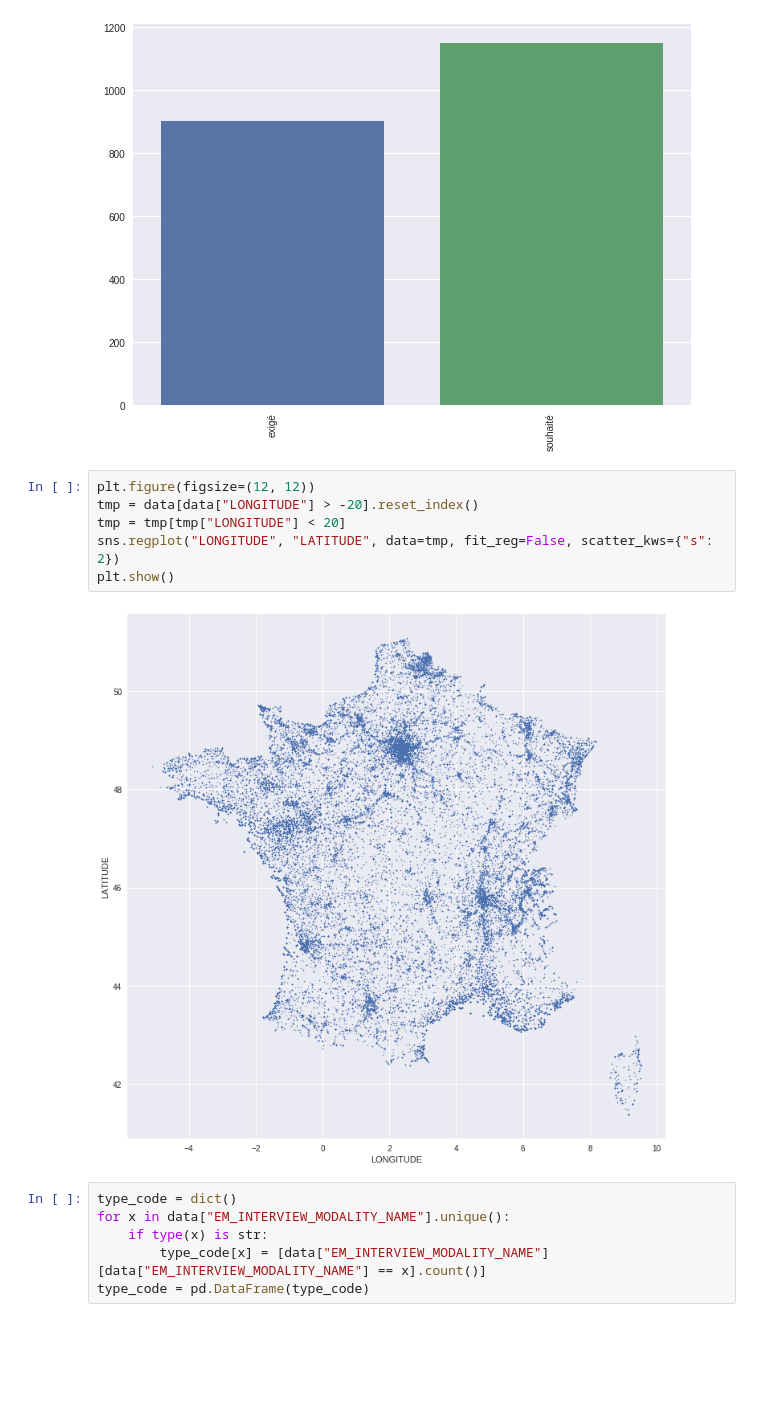
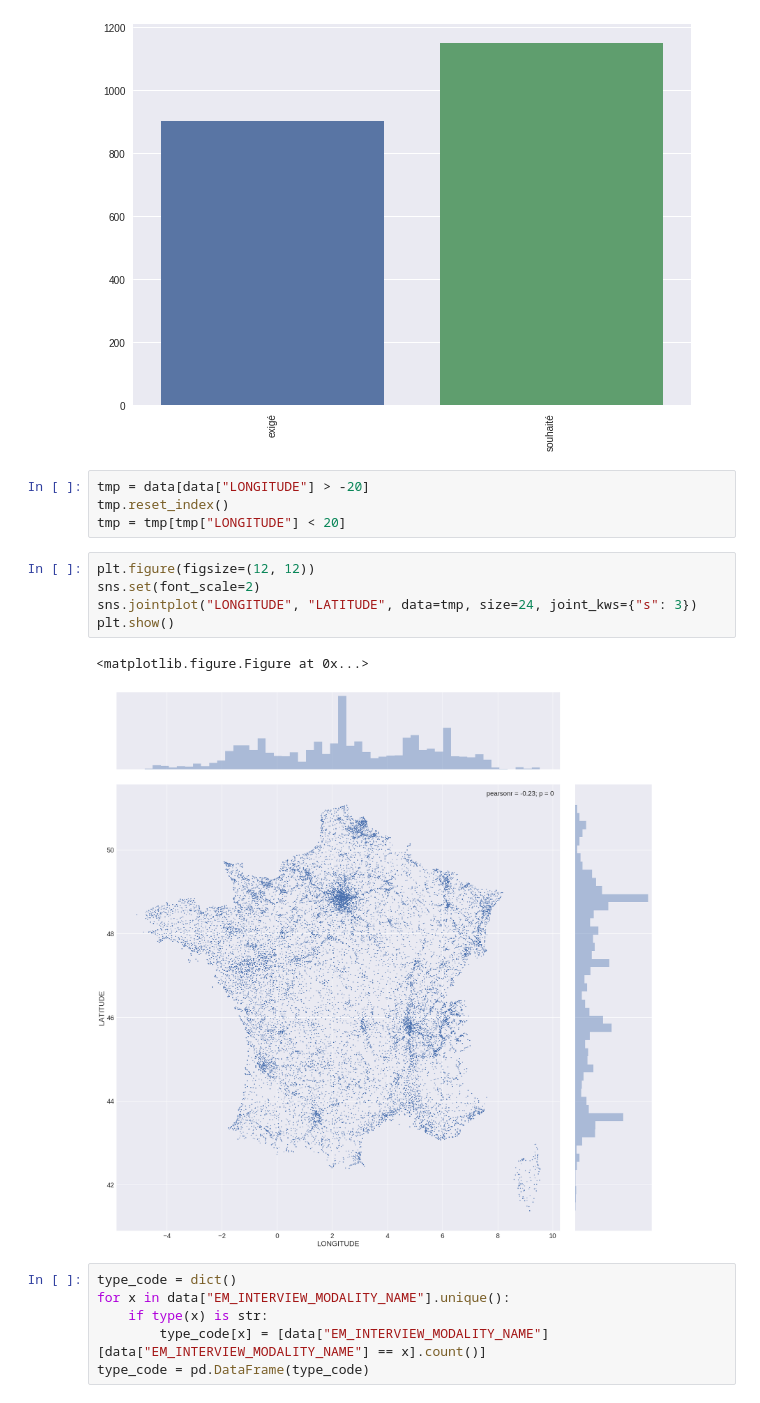
Before and after one commit to sebwdz/JobAnalysis, a Jupyter notebook: notebooks/job_offer_descriptive_analysis.ipynb, the cells around one changed output. Saved outputs shown, nothing was run; the diff lists cells and outputs as text; blank space fills up the shorter version.

```diff
--- a/notebooks/job_offer_descriptive_analysis.ipynb
+++ b/notebooks/job_offer_descriptive_analysis.ipynb
@@ -434,14 +434,18 @@ g.set_xticklabels(rotation=90, labels=type_code.columns.values)
 plt.show()
 # %% [output]
 [figure]
+# %%
+tmp = data[data["LONGITUDE"] > -20]
+tmp.reset_index()
+tmp = tmp[tmp["LONGITUDE"] < 20]
 # %%
 plt.figure(figsize=(12, 12))
-tmp = data[data["LONGITUDE"] > -20].reset_index()
-tmp = tmp[tmp["LONGITUDE"] < 20]
-sns.regplot("LONGITUDE", "LATITUDE", data=tmp, fit_reg=False, scatter_kws={"s": 2})
+sns.set(font_scale=2)
+sns.jointplot("LONGITUDE", "LATITUDE", data=tmp, size=24, joint_kws={"s": 3})
 plt.show()
 # %% [output]
+<matplotlib.figure.Figure at 0x...>
-[figure, old version]
+[figure, new version]
 # %%
 type_code = dict()
 for x in data["EM_INTERVIEW_MODALITY_NAME"].unique():
```
